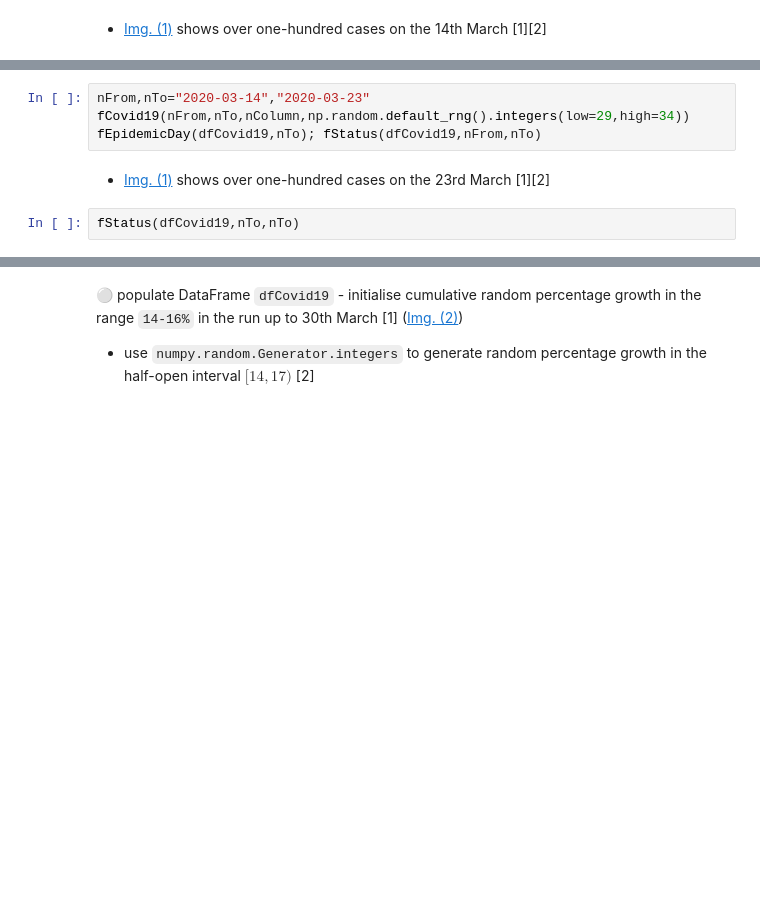
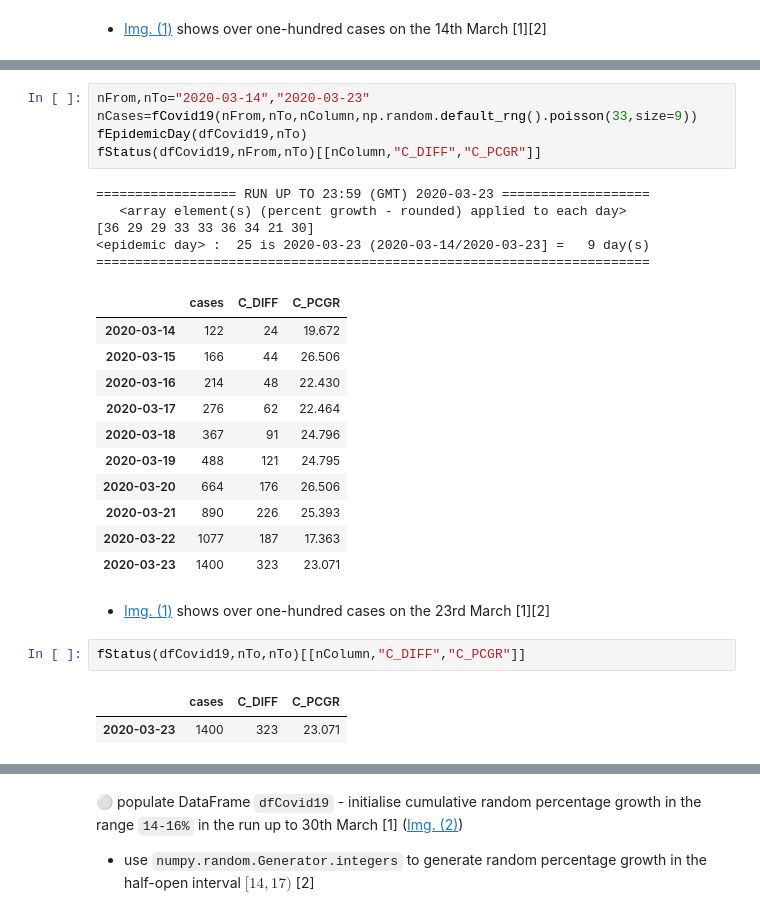
Before and after one commit to E6985/pda-numpy-random-simulation, a Jupyter notebook: Programming-for-Data-Analysis-Project-2020.ipynb, the cells around one changed output, grey strips where cells are left out. Cells and saved outputs as stored; diff of their text form; blank space fills up the shorter version.

```diff
--- a/Programming-for-Data-Analysis-Project-2020.ipynb
+++ b/Programming-for-Data-Analysis-Project-2020.ipynb
@@ -568,8 +616,26 @@ fStatus(dfCovid19,nTo,nTo)
 -->
 # %%
 nFrom,nTo="2020-03-14","2020-03-23"
-fCovid19(nFrom,nTo,nColumn,np.random.default_rng().integers(low=29,high=34))
-fEpidemicDay(dfCovid19,nTo); fStatus(dfCovid19,nFrom,nTo)
+nCases=fCovid19(nFrom,nTo,nColumn,np.random.default_rng().poisson(33,size=9))
+fEpidemicDay(dfCovid19,nTo)
+fStatus(dfCovid19,nFrom,nTo)[[nColumn,"C_DIFF","C_PCGR"]]
+# %% [output]
+================== RUN UP TO 23:59 (GMT) 2020-03-23 ===================
+   <array element(s) (percent growth - rounded) applied to each day>
+[36 29 29 33 33 36 34 21 30]
+<epidemic day> :  25 is 2020-03-23 (2020-03-14/2020-03-23] =   9 day(s)
+=======================================================================
+|  | cases | C_DIFF | C_PCGR |
+| 2020-03-14 | 122 | 24 | 19.672 |
+| 2020-03-15 | 166 | 44 | 26.506 |
+| 2020-03-16 | 214 | 48 | 22.430 |
+| 2020-03-17 | 276 | 62 | 22.464 |
+| 2020-03-18 | 367 | 91 | 24.796 |
+| 2020-03-19 | 488 | 121 | 24.795 |
+| 2020-03-20 | 664 | 176 | 26.506 |
+| 2020-03-21 | 890 | 226 | 25.393 |
+| 2020-03-22 | 1077 | 187 | 17.363 |
+| 2020-03-23 | 1400 | 323 | 23.071 |
 # %% [markdown]
 - [Img. (1)](https://github.com/E6985/pda-numpy-random-simulation/blob/main/img/log-linear.png) shows over one-hundred cases on the 23rd March [1][2]
 
@@ -579,7 +645,10 @@ fEpidemicDay(dfCovid19,nTo); fStatus(dfCovid19,nFrom,nTo)
 [2] Department of Health, "COVID-19 modelling data - Thursday 16 April 2020," [gov](https://web.archive.org/web/20201119120437/https://www.gov.ie/en/publication/ea86cc-covid-19-modelling-data-thursday-16-april-2020), April 2020.
 -->
 # %%
-fStatus(dfCovid19,nTo,nTo)
+fStatus(dfCovid19,nTo,nTo)[[nColumn,"C_DIFF","C_PCGR"]]
+# %% [output]
+|  | cases | C_DIFF | C_PCGR |
+| 2020-03-23 | 1400 | 323 | 23.071 |
 # %% [markdown]
 ***
 (2) ***(Image) Department of Health, "COVID-19 modelling data - Thursday 30 April 2020," [gov](https://web.archive.org/web/20201101052836/https://www.gov.ie/en/publication/fed29a-covid-19-modelling-data-thursday-30-april-2020), April 2020.***$\tag{2}$
```
Also changed, not shown: parts of 15 cells of this notebook.
